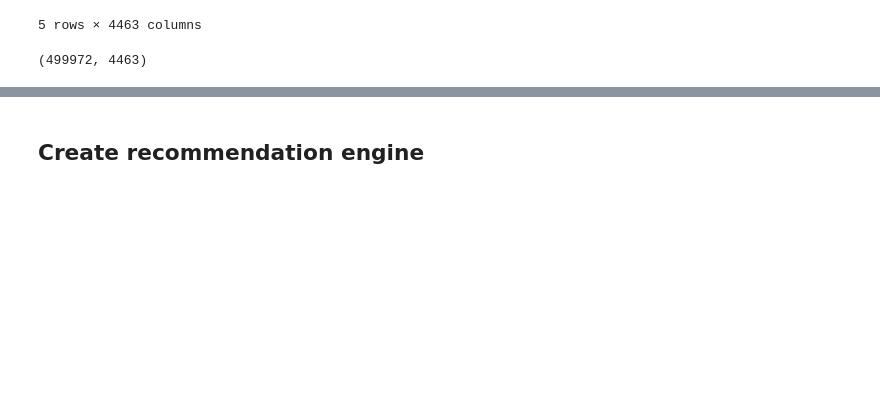
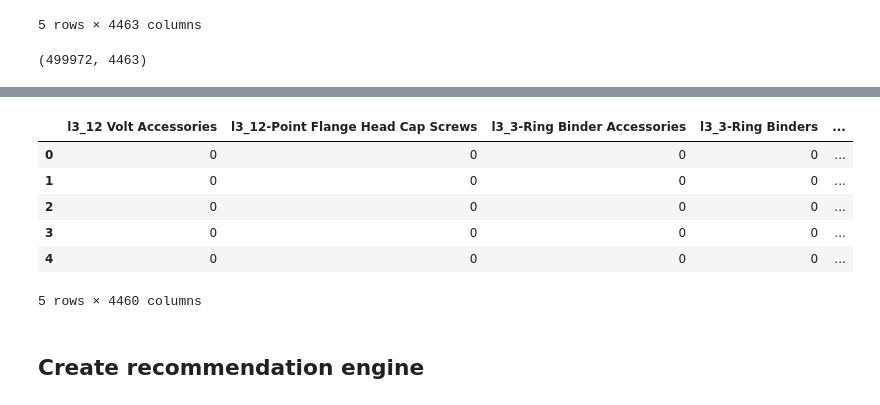
Before and after one commit to deejayrusso/E-Commerce-Recommendations, a Jupyter notebook: E-Commerce Recommendation Notebook.ipynb, the cells around one changed output, grey strips where cells are left out. Saved outputs shown, nothing was run; the diff lists cells and outputs as text; code cells hidden in the pictures; blank space fills up the shorter version.

```diff
--- a/E-Commerce Recommendation Notebook.ipynb
+++ b/E-Commerce Recommendation Notebook.ipynb
@@ -295,2 +311,14 @@ allTransaction.shape
+# %%
+# Drop order numbers so they are not included in recommendations
+allTransaction.drop('order_number', axis=1, inplace=True)
+allTransaction.head()
+# %% [output]
+|  | l3_12 Volt Accessories | l3_12-Point Flange Head Cap Screws | l3_3-Ring Binder Accessories | l3_3-Ring Binders | ... |
+| 0 | 0 | 0 | 0 | 0 | ... |
+| 1 | 0 | 0 | 0 | 0 | ... |
+| 2 | 0 | 0 | 0 | 0 | ... |
+| 3 | 0 | 0 | 0 | 0 | ... |
+| 4 | 0 | 0 | 0 | 0 | ... |
+5 rows × 4460 columns
 # %% [markdown]
 ## Create recommendation engine
```
Also changed, not shown: parts of 6 cells of this notebook.
